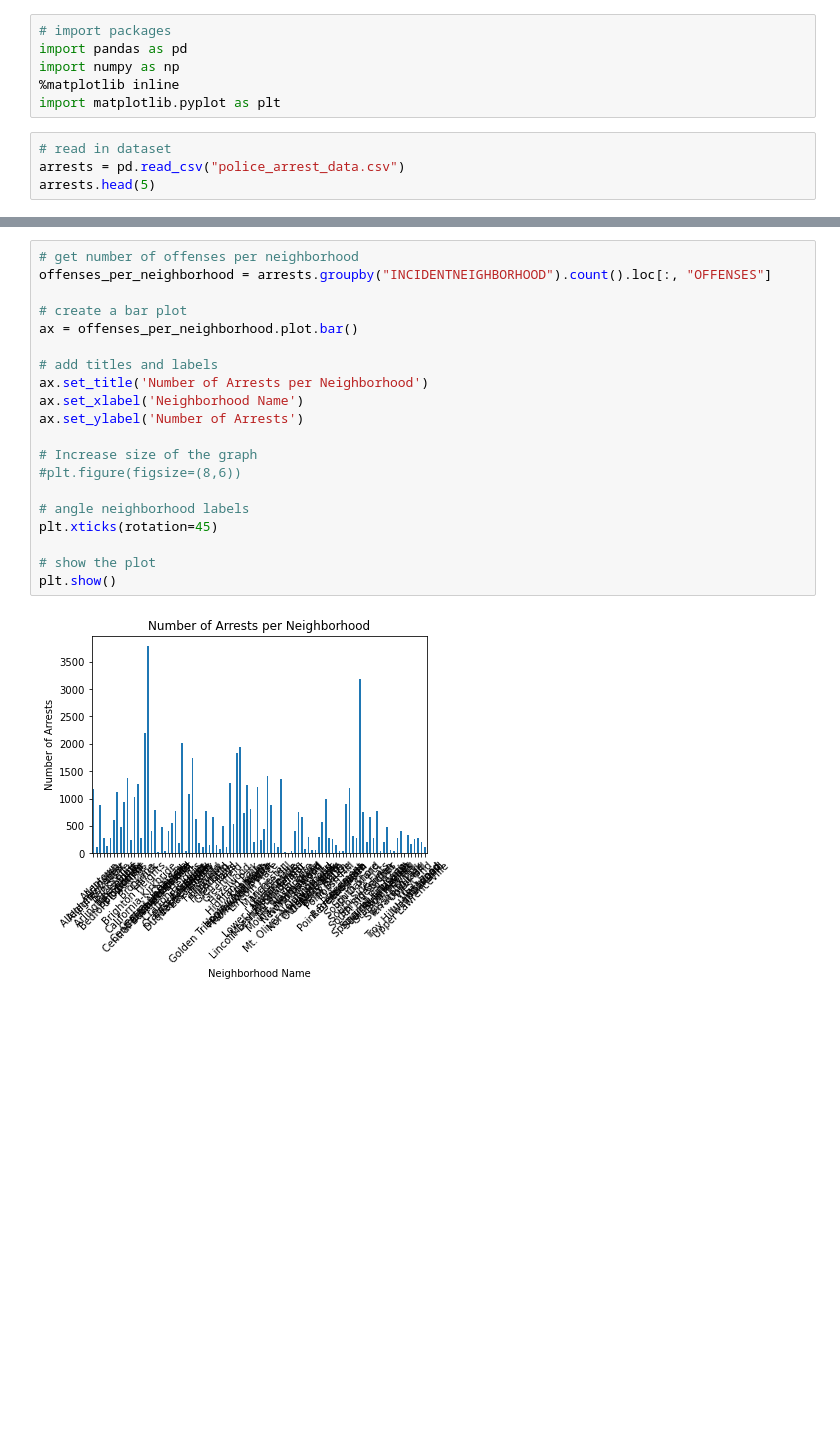
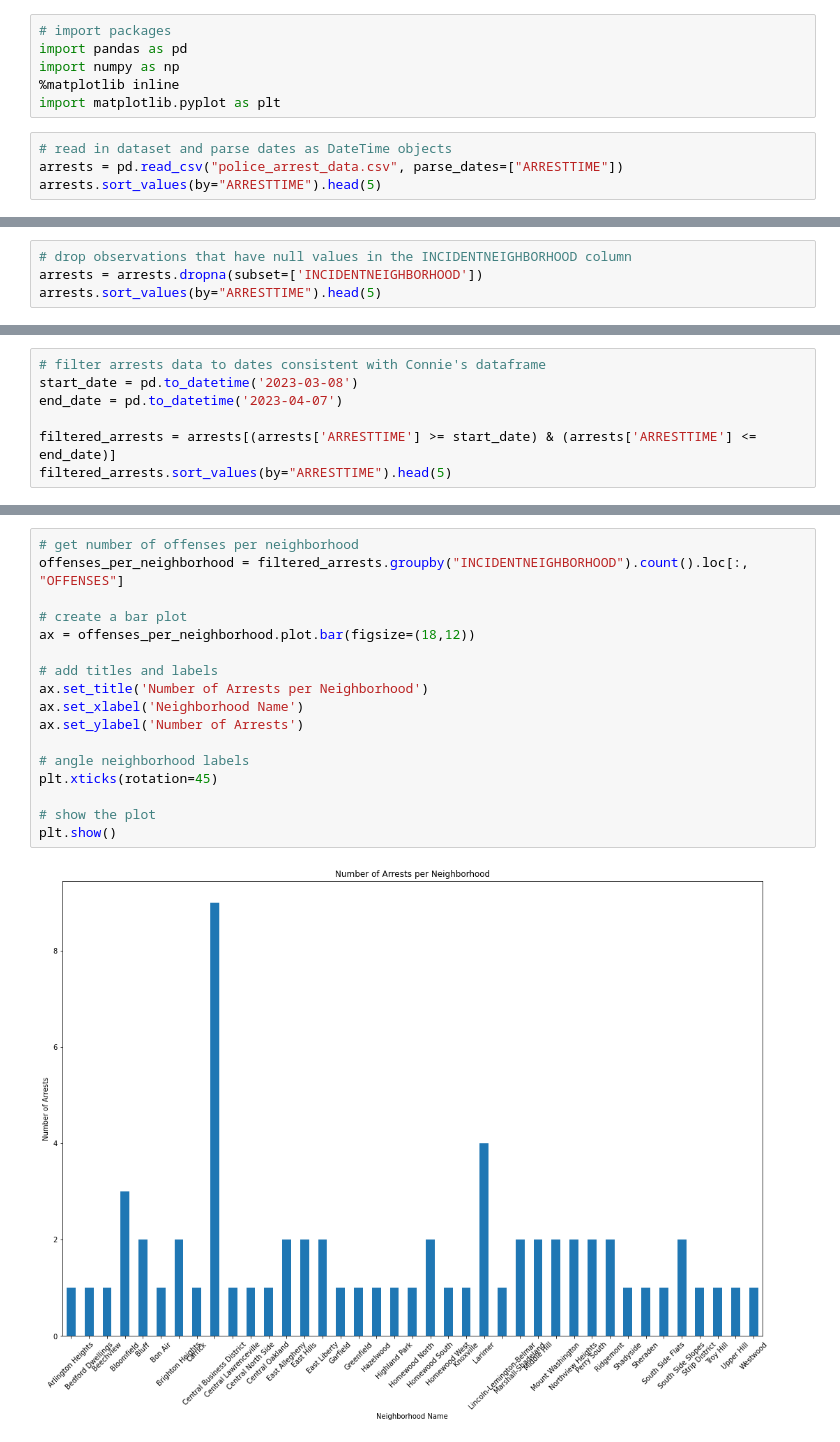
Before and after one commit to vrr11/CMPINF0010-Final-Project, a Jupyter notebook: Vivek.ipynb, the cells around one changed output, grey strips where cells are left out. Saved outputs shown, nothing was run; the diff lists cells and outputs as text; blank space fills up the shorter version.

Commit message:
clean and filter data better

```diff
--- a/Vivek.ipynb
+++ b/Vivek.ipynb
@@ -9,8 +9,8 @@ import numpy as np
 %matplotlib inline
 import matplotlib.pyplot as plt
 # %%
-# read in dataset
-arrests = pd.read_csv("police_arrest_data.csv")
-arrests.head(5)
+# read in dataset and parse dates as DateTime objects
+arrests = pd.read_csv("police_arrest_data.csv", parse_dates=["ARRESTTIME"])
+arrests.sort_values(by="ARRESTTIME").head(5)
 # %% [output]
 |  | PK | CCR | AGE | GENDER | RACE | ARRESTTIME | ARRESTLOCATION | OFFENSES | INCIDENTLOCATION | ... |
@@ -21,0 +24,4 @@ arrests.head(5)
+# %%
+# drop observations that have null values in the INCIDENTNEIGHBORHOOD column
+arrests = arrests.dropna(subset=['INCIDENTNEIGHBORHOOD'])
+arrests.sort_values(by="ARRESTTIME").head(5)
@@ -21,0 +37,7 @@ arrests.head(5)
+# %%
+# filter arrests data to dates consistent with Connie's dataframe
+start_date = pd.to_datetime('2023-03-08')
+end_date = pd.to_datetime('2023-04-07')
+
+filtered_arrests = arrests[(arrests['ARRESTTIME'] >= start_date) & (arrests['ARRESTTIME'] <= end_date)]
+filtered_arrests.sort_values(by="ARRESTTIME").head(5)
@@ -22,22 +53,19 @@ arrests.head(5)
 # %%
 # get number of offenses per neighborhood
-offenses_per_neighborhood = arrests.groupby("INCIDENTNEIGHBORHOOD").count().loc[:, "OFFENSES"]
+offenses_per_neighborhood = filtered_arrests.groupby("INCIDENTNEIGHBORHOOD").count().loc[:, "OFFENSES"]
 
 # create a bar plot
-ax = offenses_per_neighborhood.plot.bar()
+ax = offenses_per_neighborhood.plot.bar(figsize=(18,12))
 
 # add titles and labels
 ax.set_title('Number of Arrests per Neighborhood')
 ax.set_xlabel('Neighborhood Name')
 ax.set_ylabel('Number of Arrests')
 
-# Increase size of the graph
-#plt.figure(figsize=(8,6))
-
 # angle neighborhood labels
 plt.xticks(rotation=45)
 
 # show the plot
 plt.show()
 # %% [output]
-[figure, old version]
+[figure, new version]
```
Also changed, not shown: parts of 8 cells of this notebook.
